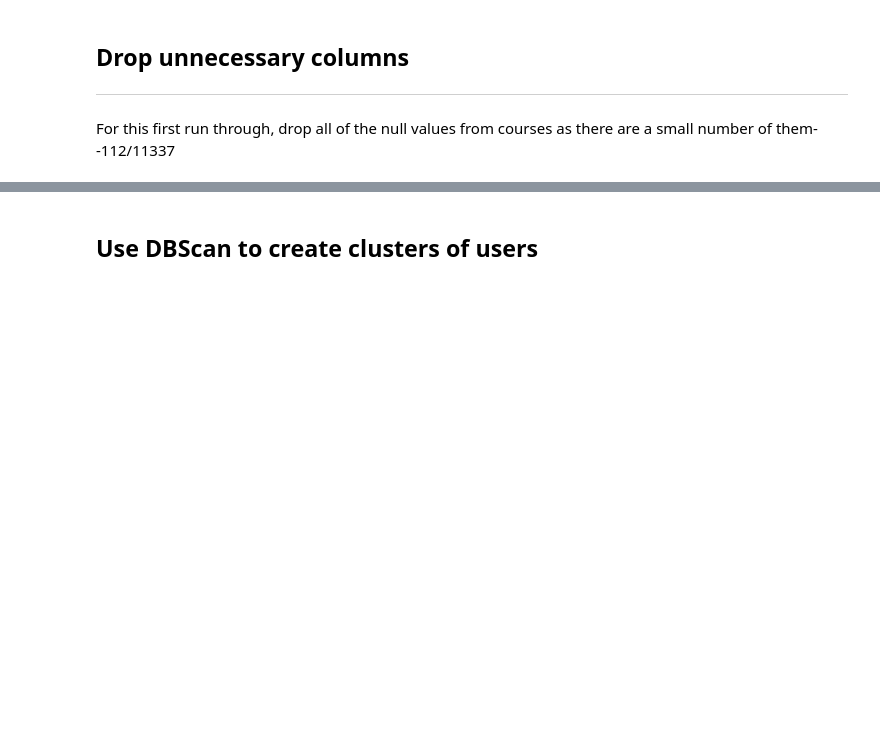
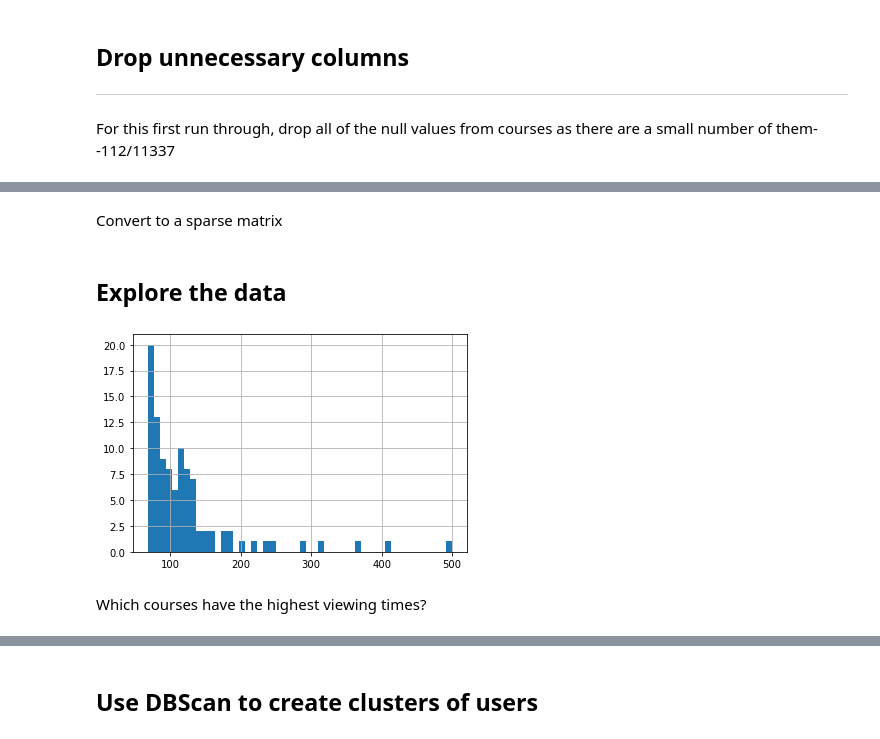
Before and after one commit to MattPat1981/users_api, a Jupyter notebook: code/QuickAndDirtyModel.ipynb, the cells around one changed output, grey strips where cells are left out. Saved outputs shown, nothing was run; the diff lists cells and outputs as text; code cells hidden in the pictures; blank space fills up the shorter version.

```diff
--- a/code/QuickAndDirtyModel.ipynb
+++ b/code/QuickAndDirtyModel.ipynb
@@ -552,0 +78,2 @@ AttributeError: 'SparseArray' object has no attribute 'reshape'
+# %%
+views['viewing_hours'] = round(views['view_time_seconds'] / 3600, 2)
@@ -552,0 +82,4 @@ AttributeError: 'SparseArray' object has no attribute 'reshape'
+# %%
+pivot = pd.pivot_table(views, index='user_handle', columns='course_id', values='viewing_hours')
+
+pivot.head()
@@ -552,0 +95,2 @@ AttributeError: 'SparseArray' object has no attribute 'reshape'
+# %% [markdown]
+Convert to a sparse matrix
@@ -552,0 +99,8 @@ AttributeError: 'SparseArray' object has no attribute 'reshape'
+# %% [markdown]
+## Explore the data
+# %%
+pivot.sum(axis=0).sort_values(ascending=False)[:100].hist(bins=50);
+# %% [output]
+[figure, added]
+# %% [markdown]
+Which courses have the highest viewing times?
```
Also changed, not shown: parts of 93 cells of this notebook, 1 other file.
